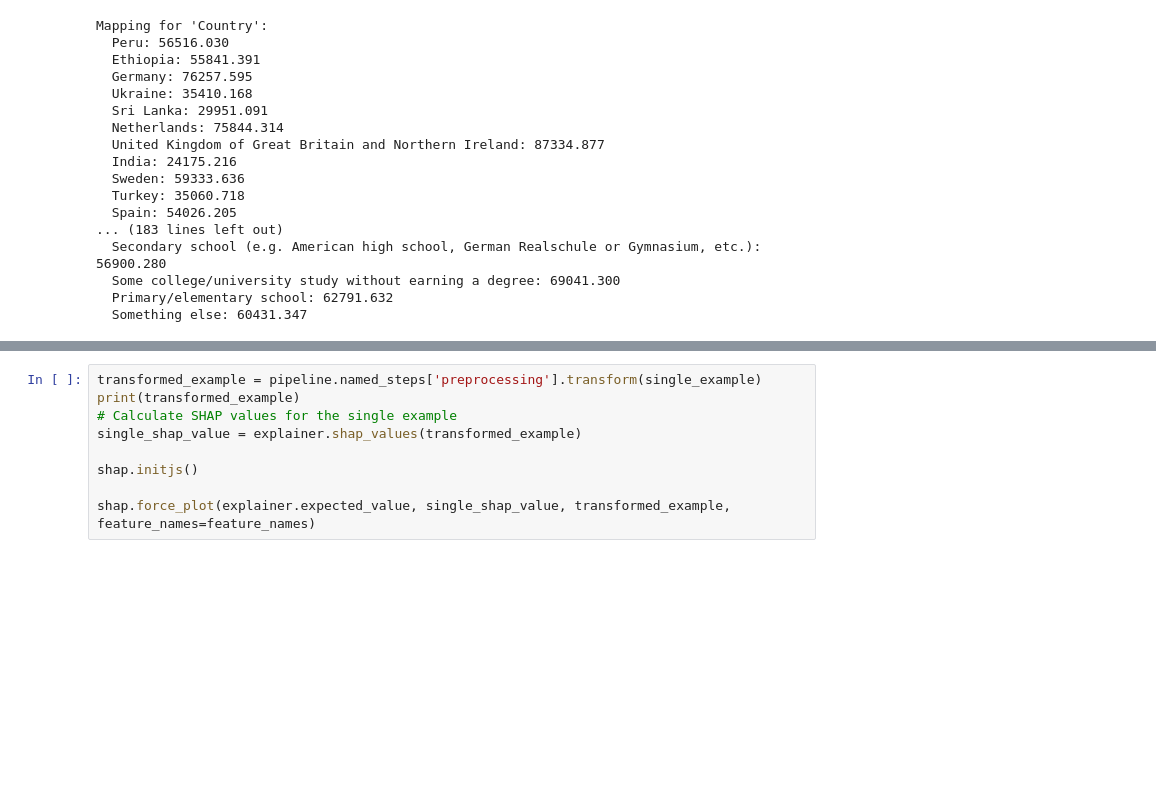
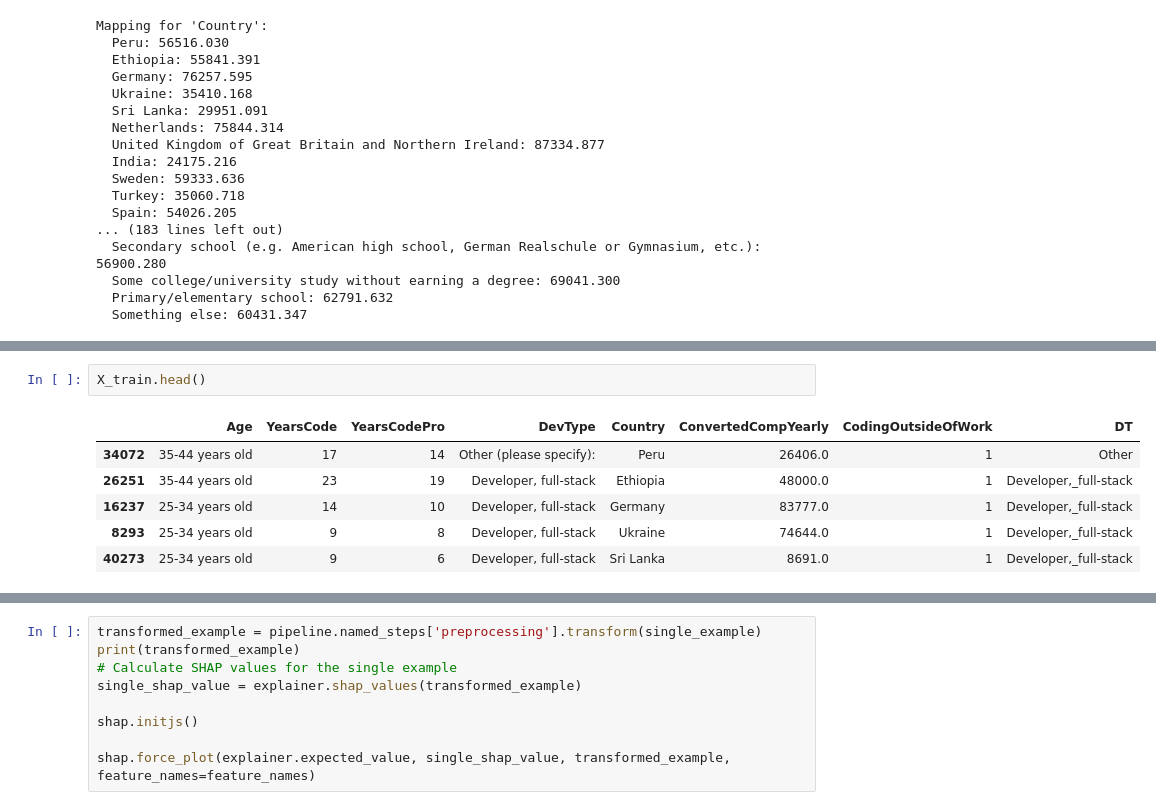
Before and after one commit to DavidB1999/Udacity-Project---Stack-Overflow-Annual-Developer-Survey, a Jupyter notebook: Analysis.ipynb, the cells around one changed output, grey strips where cells are left out. Saved outputs shown, nothing was run; the diff lists cells and outputs as text; blank space fills up the shorter version.

```diff
--- a/Analysis.ipynb
+++ b/Analysis.ipynb
@@ -954,0 +994,9 @@ Mapping for 'Country':
+# %%
+X_train.head()
+# %% [output]
+|  | Age | YearsCode | YearsCodePro | DevType | Country | ConvertedCompYearly | CodingOutsideOfWork | DT |
+| 34072 | 35-44 years old | 17 | 14 | Other (please specify): | Peru | 26406.0 | 1 | Other |
+| 26251 | 35-44 years old | 23 | 19 | Developer, full-stack | Ethiopia | 48000.0 | 1 | Developer,_full-stack |
+| 16237 | 25-34 years old | 14 | 10 | Developer, full-stack | Germany | 83777.0 | 1 | Developer,_full-stack |
+| 8293 | 25-34 years old | 9 | 8 | Developer, full-stack | Ukraine | 74644.0 | 1 | Developer,_full-stack |
+| 40273 | 25-34 years old | 9 | 6 | Developer, full-stack | Sri Lanka | 8691.0 | 1 | Developer,_full-stack |
```
Also changed, not shown: parts of 24 cells of this notebook.
